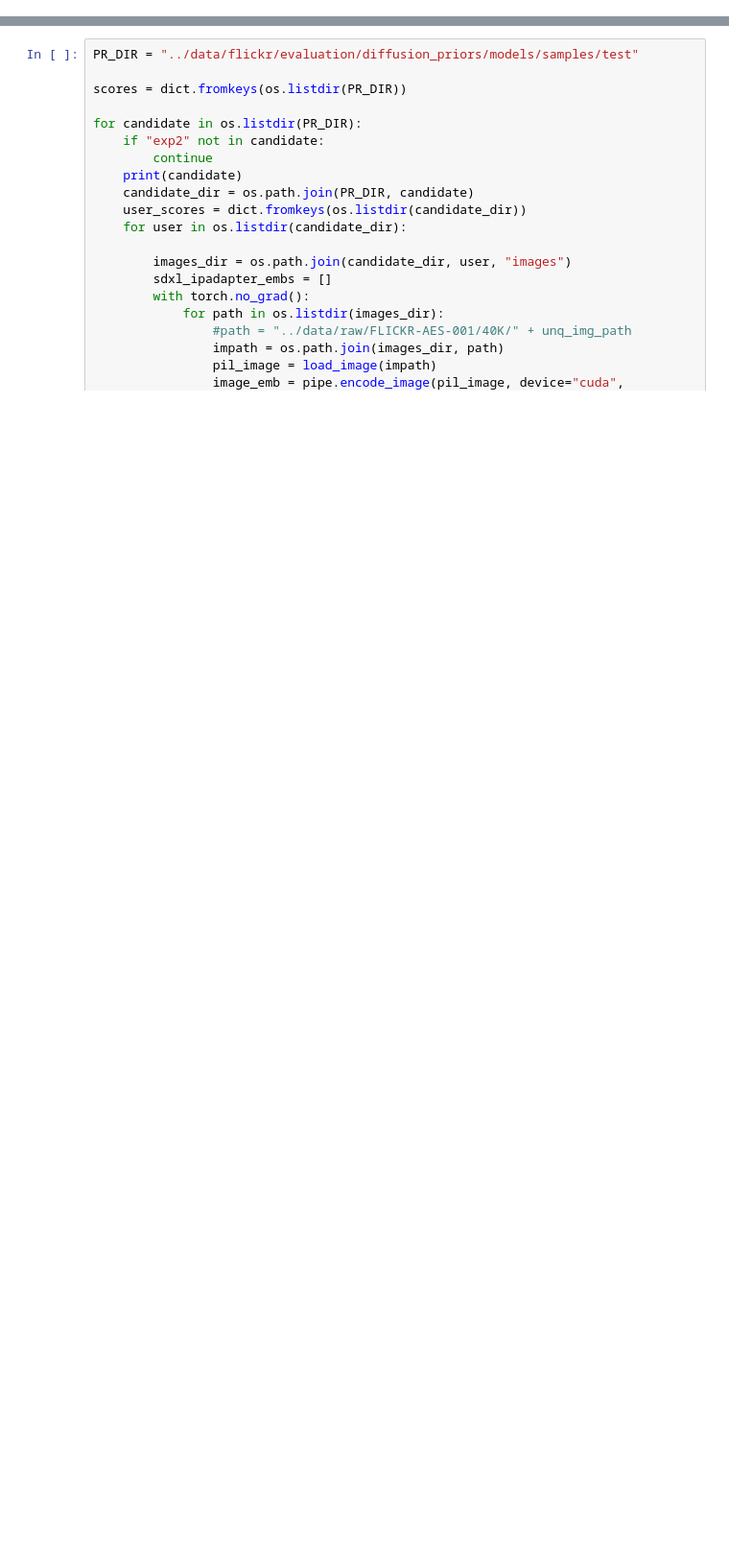
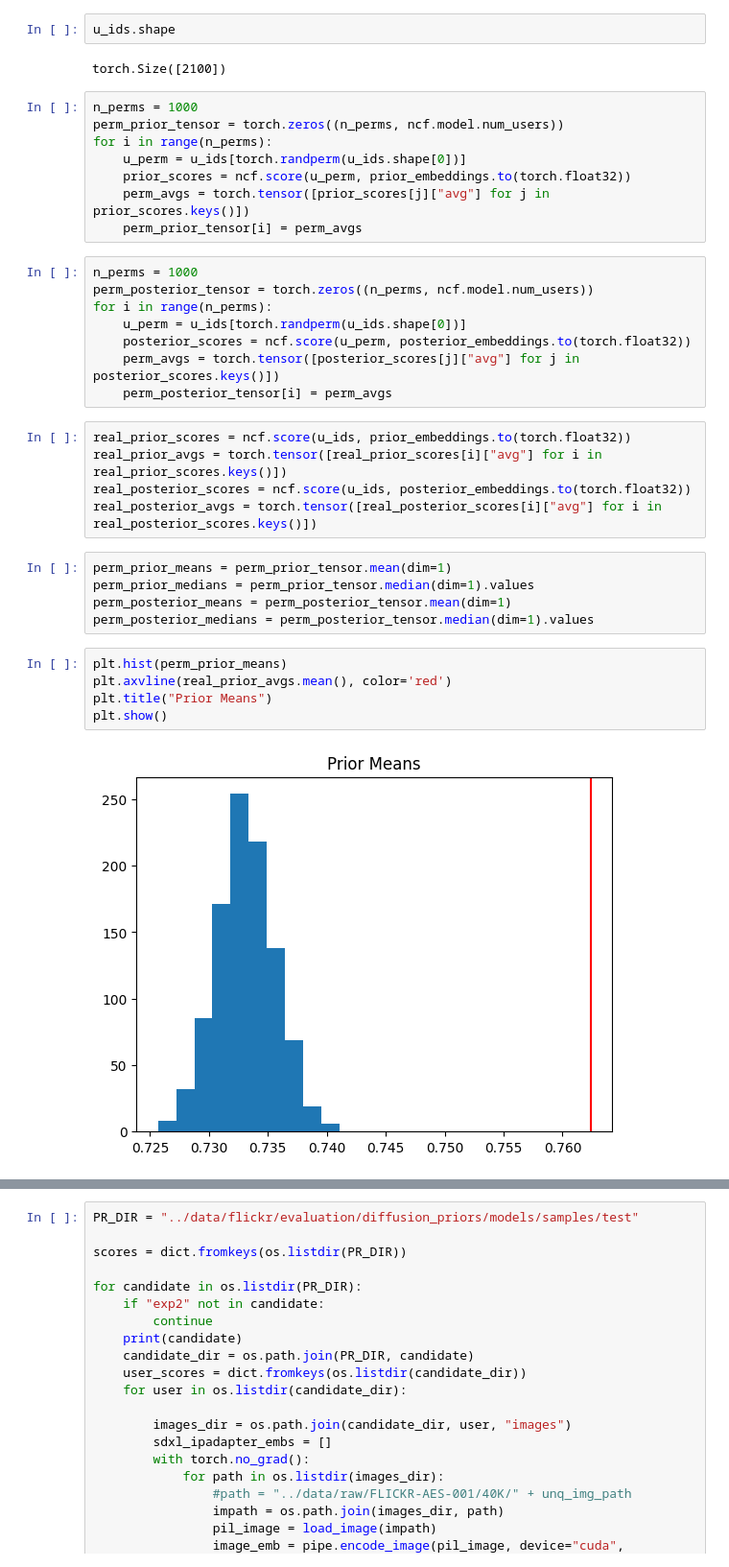
Before and after one commit to gapatron/REBECA, a Jupyter notebook: notebooks/classifier_test_scores.ipynb, the cells around one changed output, grey strips where cells are left out. Shown at 96% size. Cells and saved outputs as stored; diff of their text form; blank space fills up the shorter version.

```diff
--- a/notebooks/classifier_test_scores.ipynb
+++ b/notebooks/classifier_test_scores.ipynb
@@ -54,0 +59,37 @@ C:\Users\Gabriel\.cache\huggingface\hub\models--stabilityai--stable-diffusion-xl
+# %%
+u_ids.shape
+# %% [output]
+torch.Size([2100])
+# %%
+n_perms = 1000
+perm_prior_tensor = torch.zeros((n_perms, ncf.model.num_users))
+for i in range(n_perms):
+    u_perm = u_ids[torch.randperm(u_ids.shape[0])]
+    prior_scores = ncf.score(u_perm, prior_embeddings.to(torch.float32))
+    perm_avgs = torch.tensor([prior_scores[j]["avg"] for j in prior_scores.keys()])
+    perm_prior_tensor[i] = perm_avgs
+# %%
+n_perms = 1000
+perm_posterior_tensor = torch.zeros((n_perms, ncf.model.num_users))
+for i in range(n_perms):
+    u_perm = u_ids[torch.randperm(u_ids.shape[0])]
+    posterior_scores = ncf.score(u_perm, posterior_embeddings.to(torch.float32))
+    perm_avgs = torch.tensor([posterior_scores[j]["avg"] for j in posterior_scores.keys()])
+    perm_posterior_tensor[i] = perm_avgs
+# %%
+real_prior_scores = ncf.score(u_ids, prior_embeddings.to(torch.float32))
+real_prior_avgs = torch.tensor([real_prior_scores[i]["avg"] for i in real_prior_scores.keys()])
+real_posterior_scores = ncf.score(u_ids, posterior_embeddings.to(torch.float32))
+real_posterior_avgs = torch.tensor([real_posterior_scores[i]["avg"] for i in real_posterior_scores.keys()])
+# %%
+perm_prior_means = perm_prior_tensor.mean(dim=1)
+perm_prior_medians = perm_prior_tensor.median(dim=1).values
+perm_posterior_means = perm_posterior_tensor.mean(dim=1)
+perm_posterior_medians = perm_posterior_tensor.median(dim=1).values
+# %%
+plt.hist(perm_prior_means)
+plt.axvline(real_prior_avgs.mean(), color='red')
+plt.title("Prior Means")
+plt.show()
+# %% [output]
+[figure, added]
```
Also changed, not shown: parts of 16 cells of this notebook.
